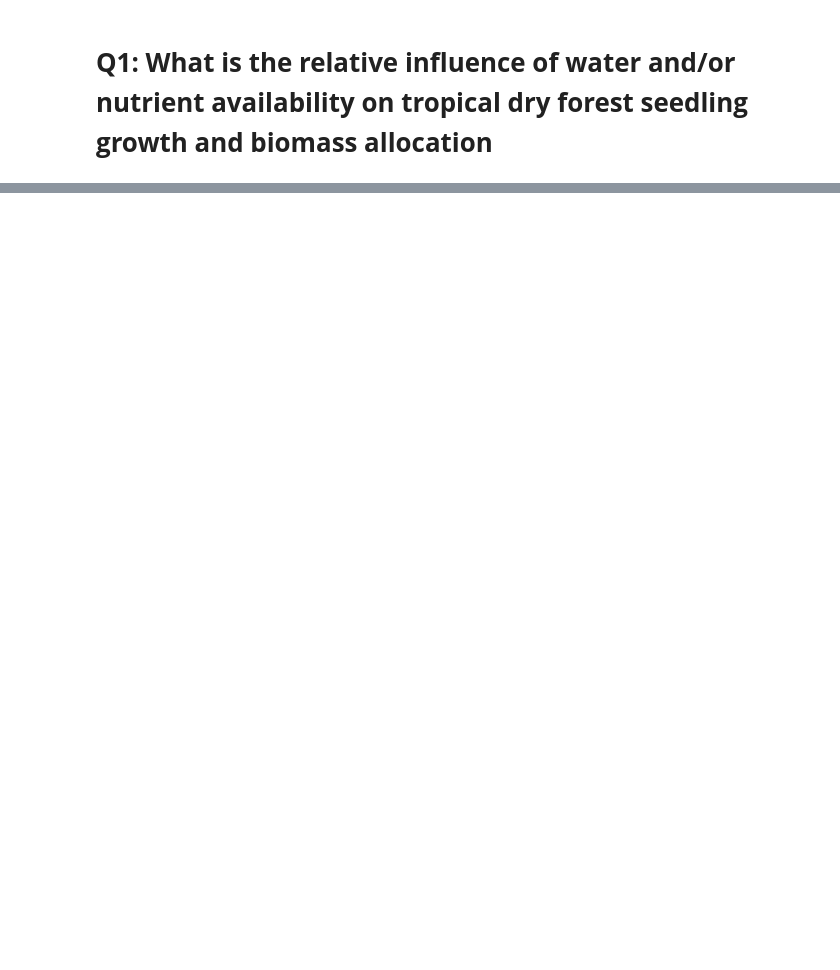
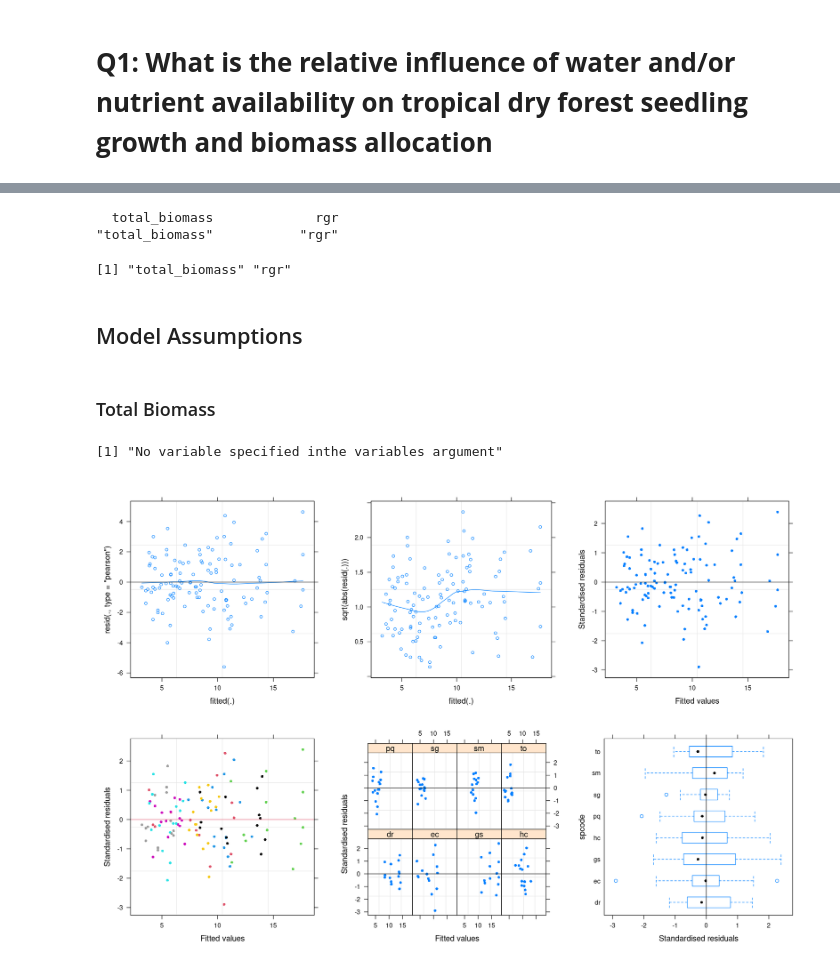
Before and after one commit to ecamo19/shade_house_reproducible_stats, a Jupyter notebook: notebooks/model_for_q1.ipynb, the cells around one changed output, grey strips where cells are left out. Cells and saved outputs as stored; diff of their text form; code cells hidden in the pictures; blank space fills up the shorter version.

```diff
--- a/notebooks/model_for_q1.ipynb
+++ b/notebooks/model_for_q1.ipynb
@@ -36,0 +34,41 @@ ERROR: Error in is.data.frame(y): object 'data_leaftraits_cleaned' not found
+# %%
+# Take response variables names
+response_vars_q1 <-
+  set_names(c("total_biomass", "rgr"))
+
+response_vars_q1
+# %% [output]
+  total_biomass             rgr
+"total_biomass"           "rgr"
+# %%
+models_q1 <- map(response_vars_q1, ~mixed_model_1(response = .x,
+                                                data = data_for_models))
+
+names(models_q1)
+# %% [output]
+[1] "total_biomass" "rgr"
+# %%
+# Log model
+
+## Root-Shoot ratio
+model_q1_ratio_log <- lmer(log(root_shoot_ratio) ~ nfixer*treatment +
+                                                   init_height +
+                                                   (1|spcode),
+                         data = data_for_models)
+# %%
+log_models_q1 <- list(model_q1_ratio_log)
+
+names(log_models_q1) <- "root_shoot_ratio_log"
+
+# Append log models to model list Q2
+models_q1 <- append(log_models_q1, models_q1)
+# %% [markdown]
+## Model Assumptions
+# %% [markdown]
+### Total Biomass
+# %%
+par(mfrow = c(3,3))
+validation_plots(models_q1$total_biomass, data = data_for_models,group = "spcode")
+# %% [output]
+[1] "No variable specified inthe variables argument"
+[figure, added]
```
Also changed, not shown: parts of 24 cells of this notebook, 3 other files.
